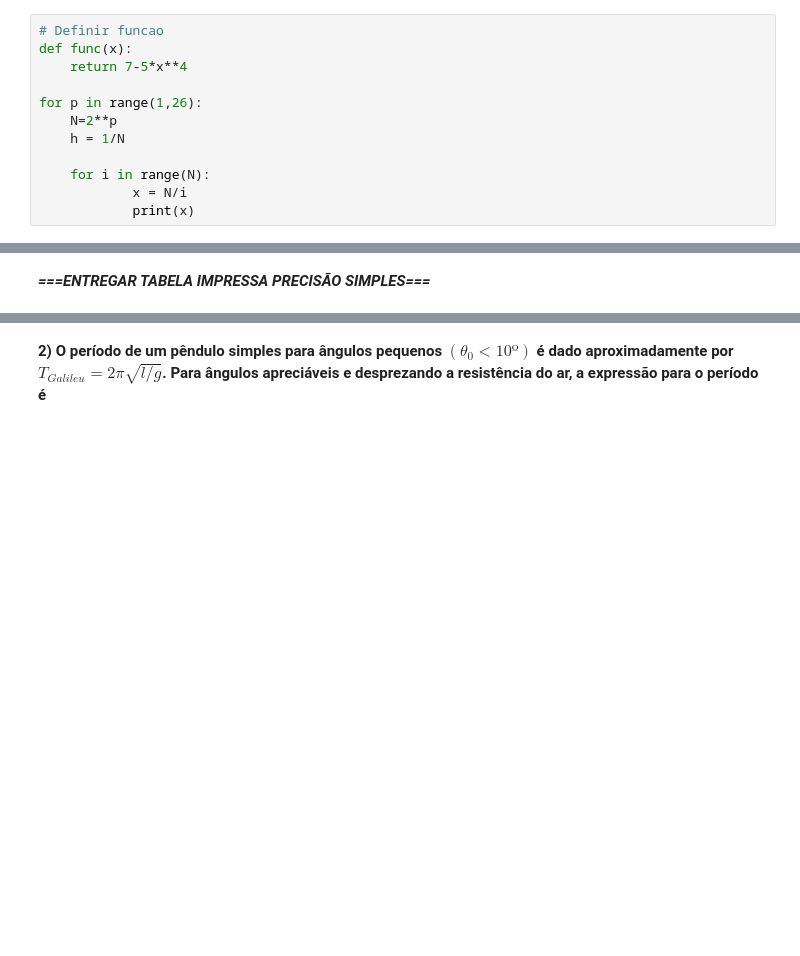
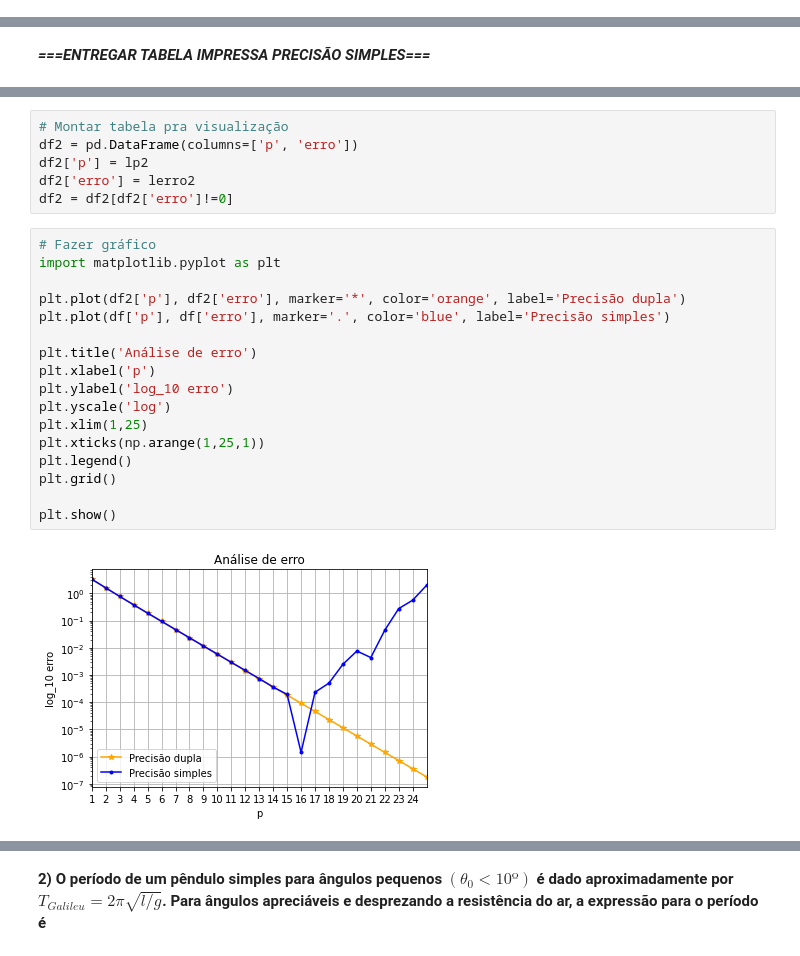
Before and after one commit to leonardovaladao/MAP214, a Jupyter notebook: Exercise Programs/EP3.ipynb, the cells around one changed output, grey strips where cells are left out. Saved outputs shown, nothing was run; the diff lists cells and outputs as text; blank space fills up the shorter version.

```diff
--- a/Exercise Programs/EP3.ipynb
+++ b/Exercise Programs/EP3.ipynb
@@ -51,12 +47,0 @@ trapezio(func,33500,0,1)
-# %%
-# Definir funcao
-def func(x):
-    return 7-5*x**4
-
-for p in range(1,26):
-    N=2**p
-    h = 1/N
-
-    for i in range(N):
-            x = N/i
-            print(x)
@@ -68,0 +169,25 @@ SyntaxError: unexpected EOF while parsing (<ipython-input-63-3247913458da>, line
+# %%
+# Montar tabela pra visualização
+df2 = pd.DataFrame(columns=['p', 'erro'])
+df2['p'] = lp2
+df2['erro'] = lerro2
+df2 = df2[df2['erro']!=0]
+# %%
+# Fazer gráfico
+import matplotlib.pyplot as plt
+
+plt.plot(df2['p'], df2['erro'], marker='*', color='orange', label='Precisão dupla')
+plt.plot(df['p'], df['erro'], marker='.', color='blue', label='Precisão simples')
+
+plt.title('Análise de erro')
+plt.xlabel('p')
+plt.ylabel('log_10 erro')
+plt.yscale('log')
+plt.xlim(1,25)
+plt.xticks(np.arange(1,25,1))
+plt.legend()
+plt.grid()
+
+plt.show()
+# %% [output]
+[figure, added]
```
Also changed, not shown: parts of 8 cells of this notebook.
